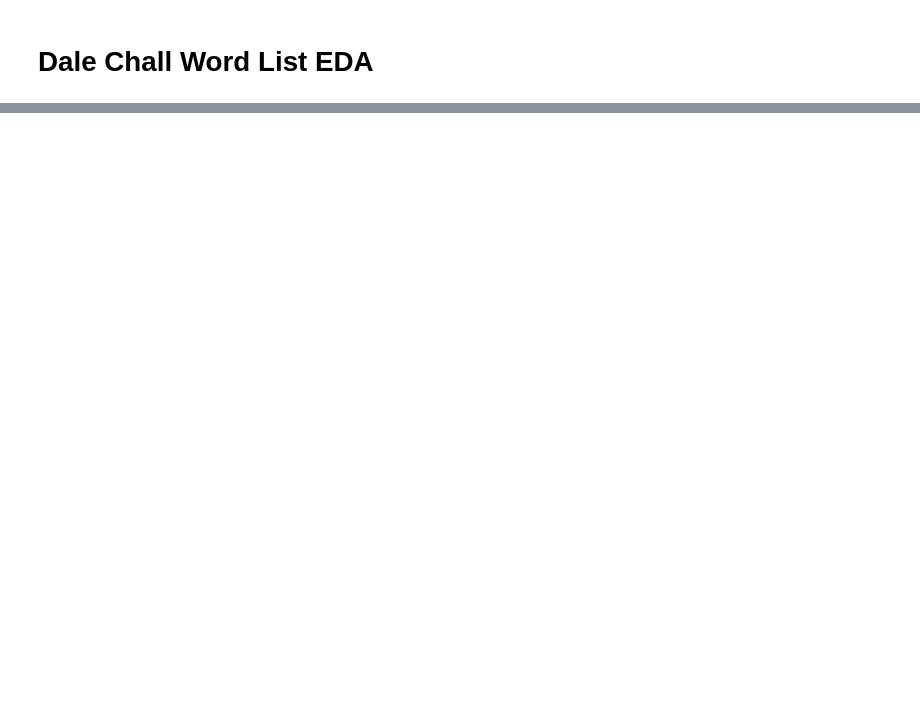
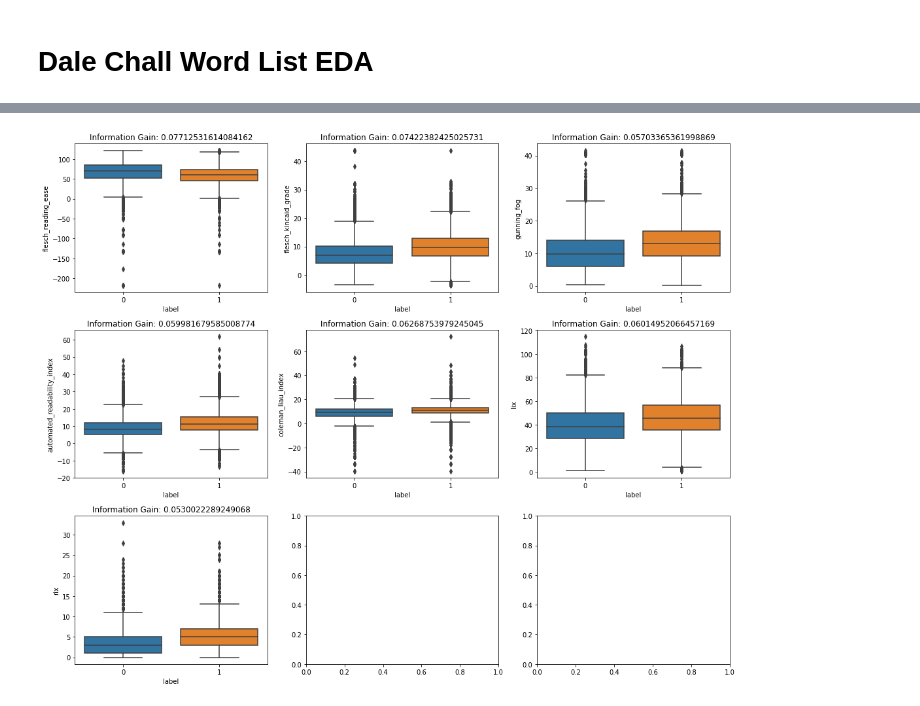
Before and after one commit to Tstrebe2/predicting-text-difficulty, a Jupyter notebook: tim-dchall-eda.ipynb, the cells around one changed output, grey strips where cells are left out. Cells and saved outputs as stored; diff of their text form; code cells hidden in the pictures; blank space fills up the shorter version.

```diff
--- a/tim-dchall-eda.ipynb
+++ b/tim-dchall-eda.ipynb
@@ -83,0 +70,13 @@ sns.boxplot(data=wiki_df_train, x='label', y='d_chall')
+# %%
+import spacy
+import textdescriptives as td
+
+sample = (wiki_df_train.groupby('label')
+  .apply(lambda grp: grp.sample(10000)))
+
+nlp = spacy.load('en_core_web_lg')
+nlp.add_pipe("textdescriptives")
+docs = nlp.pipe(sample['original_text'])
+# %%
+wiki_read = td.extract_df(docs, metrics = ["readability"])
+wiki_read['label'] = sample['label'].values
@@ -83,0 +95,21 @@ sns.boxplot(data=wiki_df_train, x='label', y='d_chall')
+# %%
+features = ['flesch_reading_ease', 'flesch_kincaid_grade',
+            'gunning_fog', 'automated_readability_index',
+            'coleman_liau_index',	'lix',	'rix',]
+
+def plot(df, features):
+  fig, axs = plt.subplots(nrows=3, ncols=3, figsize=(15, 12))
+
+  for feature, ax in zip(features, axs.flat[:len(features)]):
+    X = df[[feature]].dropna()
+    y = df.loc[X.index]['label']
+    ig = mutual_info_classif(X, y)[0]
+    sns.boxplot(data=df, y=feature, x='label', ax=ax)
+    ax.set_title(f'Information Gain: {ig}')
+
+  fig.tight_layout()
+  plt.show()
+
+plot(wiki_read, features)
+# %% [output]
+[figure, added]
```
Also changed, not shown: parts of 7 cells of this notebook.
